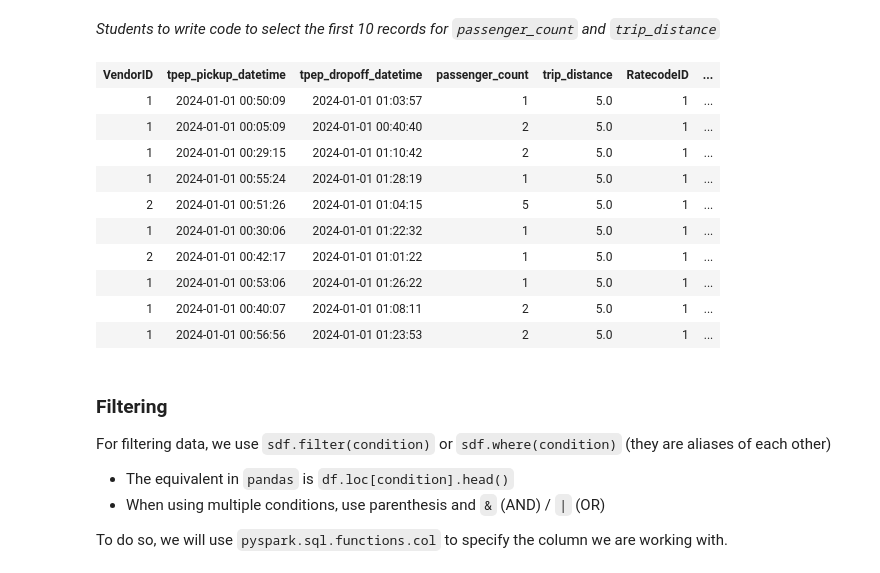
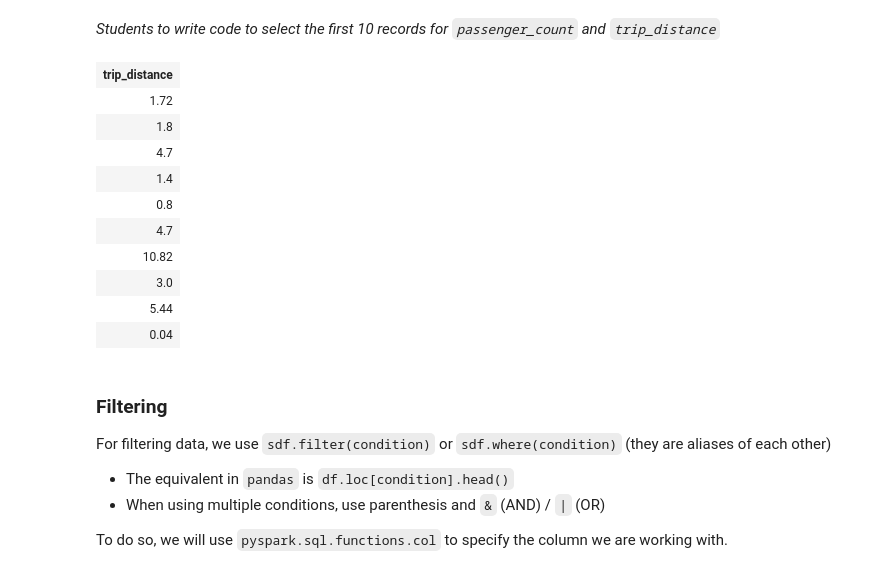
Before and after one commit to michelemeliala/MAST30034_Python, a Jupyter notebook: tutorials/tute_1/Tute1_Python.ipynb, the cells around one changed output. Saved outputs shown, nothing was run; the diff lists cells and outputs as text; code cells hidden in the pictures.

```diff
--- a/tutorials/tute_1/Tute1_Python.ipynb
+++ b/tutorials/tute_1/Tute1_Python.ipynb
@@ -186,20 +159,20 @@ sdf.select('passenger_count').limit(5)
 _Students to write code to select the first 10 records for `passenger_count` and `trip_distance`_
 # %%
 # write code here to select the first 10 records for `passenger_count` and `trip_distance`
-sdf.filter(F.col('passenger_count') == 5).limit(10)
-sdf.filter(F.col('trip_distance') == 5).limit(10)
+sdf.select('passenger_count').limit(10)
+sdf.select('trip_distance').limit(10)
 # %% [output]
-| VendorID | tpep_pickup_datetime | tpep_dropoff_datetime | passenger_count | trip_distance | RatecodeID | ... |
-| 1 | 2024-01-01 00:50:09 | 2024-01-01 01:03:57 | 1 | 5.0 | 1 | ... |
-| 1 | 2024-01-01 00:05:09 | 2024-01-01 00:40:40 | 2 | 5.0 | 1 | ... |
-| 1 | 2024-01-01 00:29:15 | 2024-01-01 01:10:42 | 2 | 5.0 | 1 | ... |
-| 1 | 2024-01-01 00:55:24 | 2024-01-01 01:28:19 | 1 | 5.0 | 1 | ... |
-| 2 | 2024-01-01 00:51:26 | 2024-01-01 01:04:15 | 5 | 5.0 | 1 | ... |
-| 1 | 2024-01-01 00:30:06 | 2024-01-01 01:22:32 | 1 | 5.0 | 1 | ... |
-| 2 | 2024-01-01 00:42:17 | 2024-01-01 01:01:22 | 1 | 5.0 | 1 | ... |
-| 1 | 2024-01-01 00:53:06 | 2024-01-01 01:26:22 | 1 | 5.0 | 1 | ... |
-| 1 | 2024-01-01 00:40:07 | 2024-01-01 01:08:11 | 2 | 5.0 | 1 | ... |
-| 1 | 2024-01-01 00:56:56 | 2024-01-01 01:23:53 | 2 | 5.0 | 1 | ... |
+| trip_distance |
+| 1.72 |
+| 1.8 |
+| 4.7 |
+| 1.4 |
+| 0.8 |
+| 4.7 |
+| 10.82 |
+| 3.0 |
+| 5.44 |
+| 0.04 |
 # %% [markdown]
 ### Filtering
 For filtering data, we use `sdf.filter(condition)` or `sdf.where(condition)` (they are aliases of each other)
```
Also changed, not shown: parts of 3 cells of this notebook, 1 other file.
